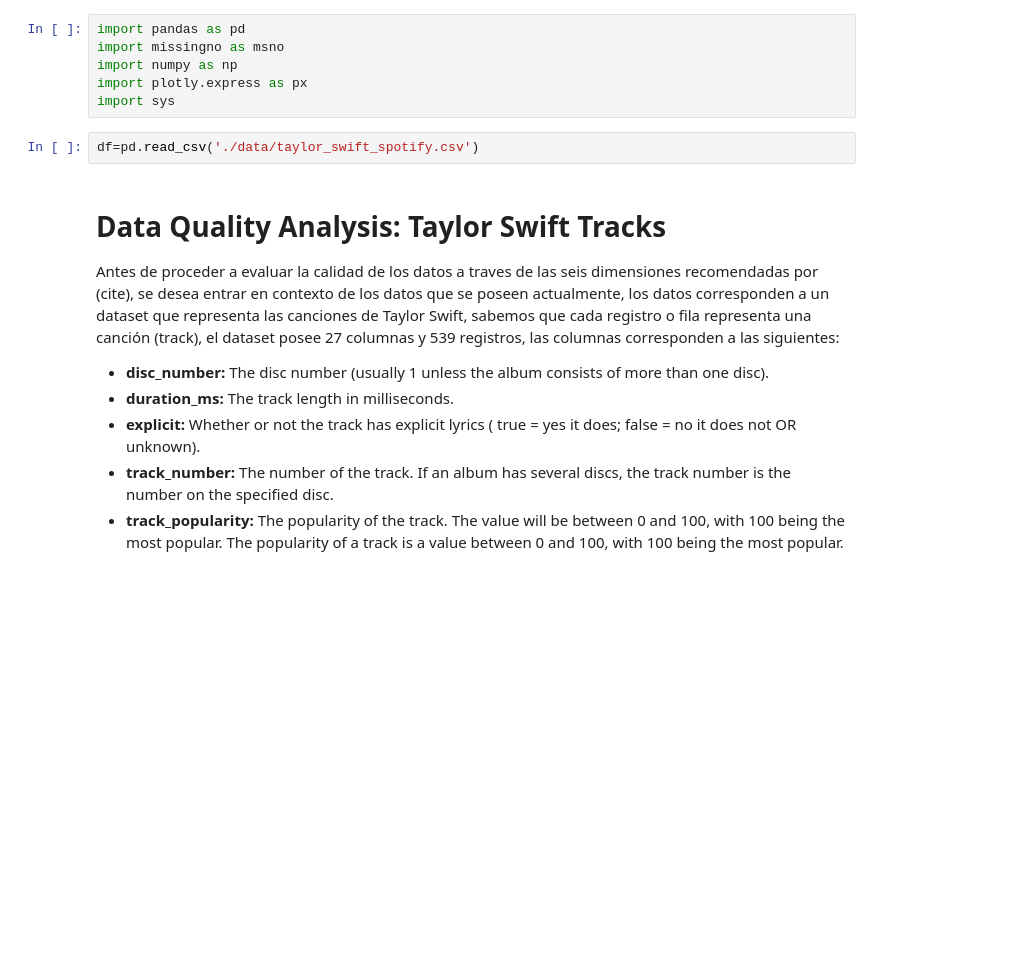
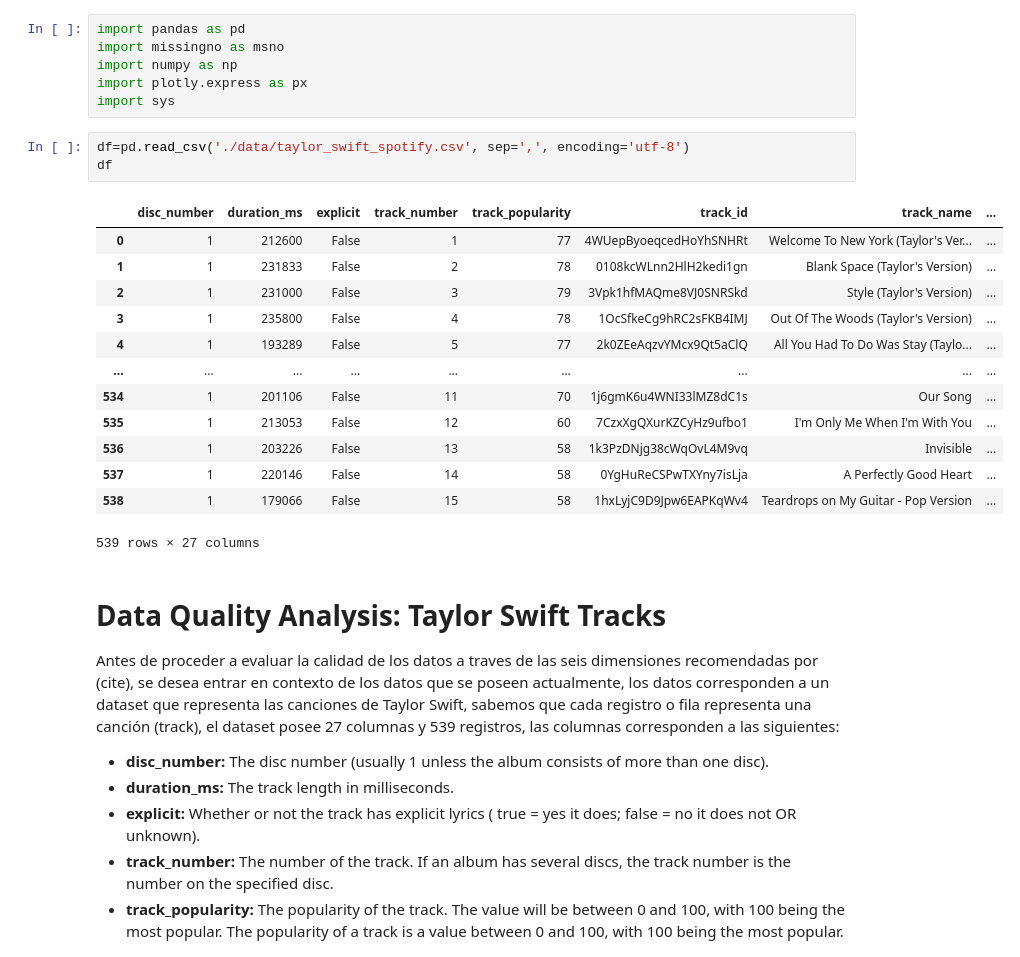
Before and after one commit to jhsilvaz13/Technical-test-R5, a Jupyter notebook: case.QA.taylor.spotify.api.report.completeness.ipynb, the cells around one changed output. Drawn from its saved outputs; the diff is of its cells as text; blank space fills up the shorter version.

```diff
--- a/case.QA.taylor.spotify.api.report.completeness.ipynb
+++ b/case.QA.taylor.spotify.api.report.completeness.ipynb
@@ -5,7 +5,22 @@ import numpy as np
 import plotly.express as px
 import sys
 # %%
-df=pd.read_csv('./data/taylor_swift_spotify.csv')
+df=pd.read_csv('./data/taylor_swift_spotify.csv', sep=',', encoding='utf-8')
+df
+# %% [output]
+|  | disc_number | duration_ms | explicit | track_number | track_popularity | track_id | track_name | ... |
+| 0 | 1 | 212600 | False | 1 | 77 | 4WUepByoeqcedHoYhSNHRt | Welcome To New York (Taylor's Ver... | ... |
+| 1 | 1 | 231833 | False | 2 | 78 | 0108kcWLnn2HlH2kedi1gn | Blank Space (Taylor's Version) | ... |
+| 2 | 1 | 231000 | False | 3 | 79 | 3Vpk1hfMAQme8VJ0SNRSkd | Style (Taylor's Version) | ... |
+| 3 | 1 | 235800 | False | 4 | 78 | 1OcSfkeCg9hRC2sFKB4IMJ | Out Of The Woods (Taylor's Version) | ... |
+| 4 | 1 | 193289 | False | 5 | 77 | 2k0ZEeAqzvYMcx9Qt5aClQ | All You Had To Do Was Stay (Taylo... | ... |
+| ... | ... | ... | ... | ... | ... | ... | ... | ... |
+| 534 | 1 | 201106 | False | 11 | 70 | 1j6gmK6u4WNI33lMZ8dC1s | Our Song | ... |
+| 535 | 1 | 213053 | False | 12 | 60 | 7CzxXgQXurKZCyHz9ufbo1 | I'm Only Me When I'm With You | ... |
+| 536 | 1 | 203226 | False | 13 | 58 | 1k3PzDNjg38cWqOvL4M9vq | Invisible | ... |
+| 537 | 1 | 220146 | False | 14 | 58 | 0YgHuReCSPwTXYny7isLja | A Perfectly Good Heart | ... |
+| 538 | 1 | 179066 | False | 15 | 58 | 1hxLyjC9D9Jpw6EAPKqWv4 | Teardrops on My Guitar - Pop Version | ... |
+539 rows × 27 columns
 # %% [markdown]
 # Data Quality Analysis: Taylor Swift Tracks
 Antes de proceder a evaluar la calidad de los datos a traves de las seis dimensiones recomendadas por (cite), se desea entrar en contexto de los datos que se poseen actualmente, los datos corresponden a un dataset que representa las canciones de Taylor Swift, sabemos que cada registro o fila representa una canción (track), el dataset posee 27 columnas y 539 registros, las columnas corresponden a las siguientes:
```
Also changed, not shown: parts of 3 cells of this notebook, 2 other files.
